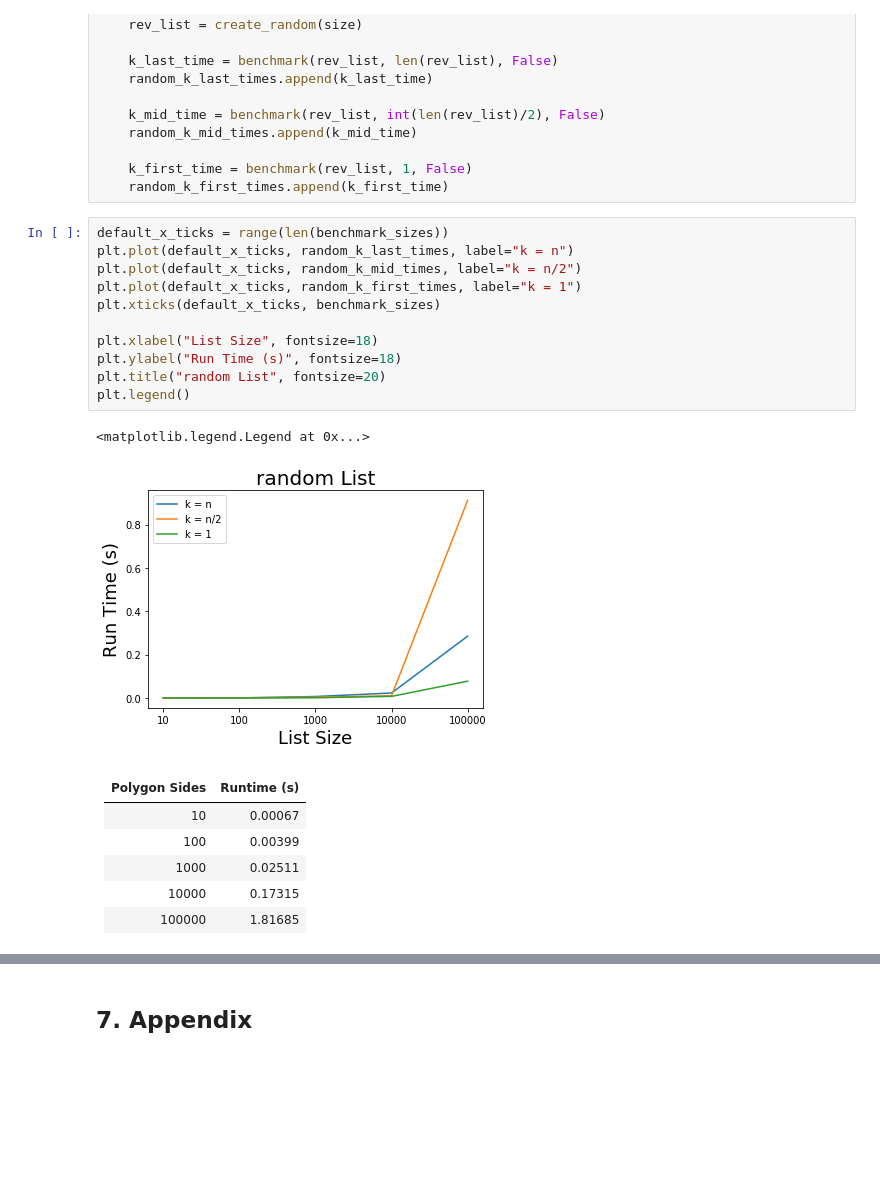
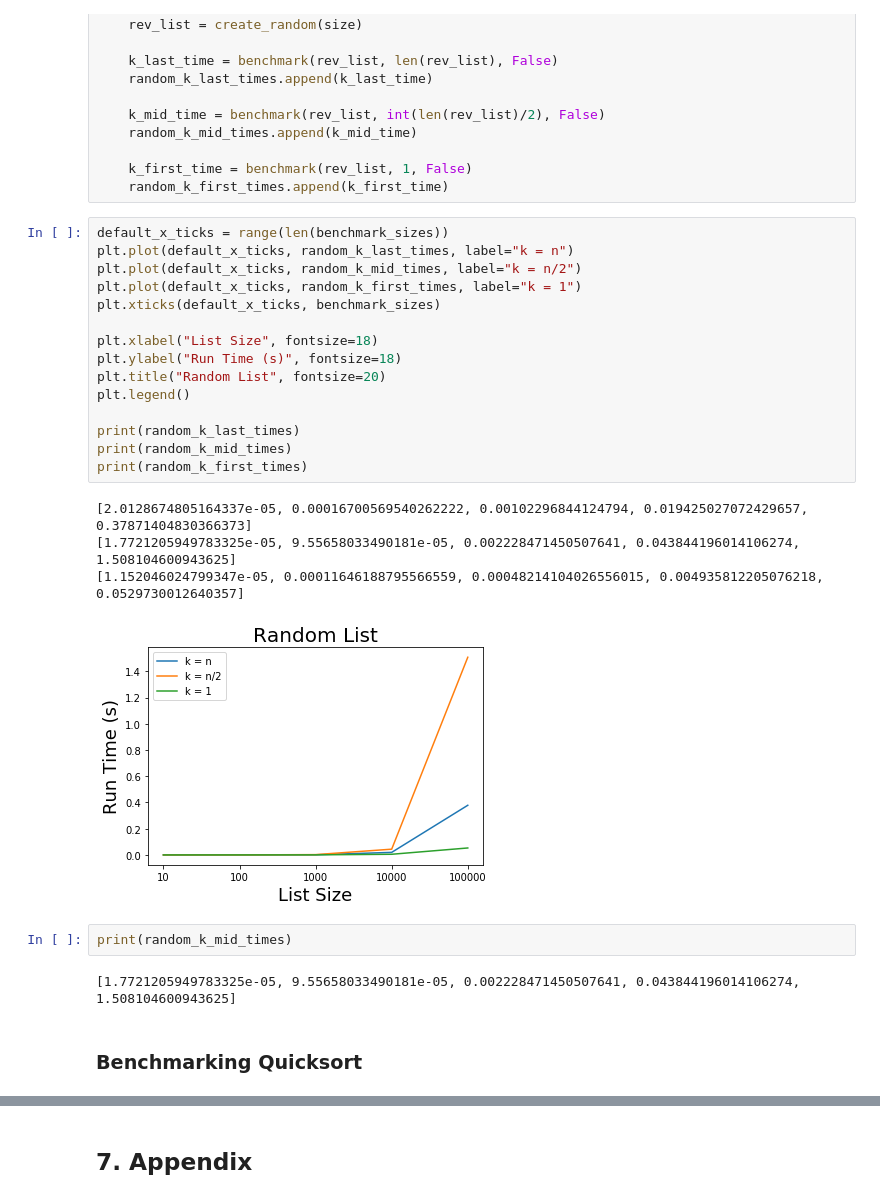
Before and after one commit to vermaam-36/AlgorithmsLab2, a Jupyter notebook: Lab 3.ipynb, the cells around one changed output, grey strips where cells are left out. Saved outputs shown, nothing was run; the diff lists cells and outputs as text; blank space fills up the shorter version.

```diff
--- a/Lab 3.ipynb
+++ b/Lab 3.ipynb
@@ -219,22 +286,26 @@ for size in benchmark_sizes:
 # %%
 default_x_ticks = range(len(benchmark_sizes))
 plt.plot(default_x_ticks, random_k_last_times, label="k = n")
 plt.plot(default_x_ticks, random_k_mid_times, label="k = n/2")
 plt.plot(default_x_ticks, random_k_first_times, label="k = 1")
 plt.xticks(default_x_ticks, benchmark_sizes)
 
 plt.xlabel("List Size", fontsize=18)
 plt.ylabel("Run Time (s)", fontsize=18)
-plt.title("random List", fontsize=20)
+plt.title("Random List", fontsize=20)
 plt.legend()
+
+print(random_k_last_times)
+print(random_k_mid_times)
+print(random_k_first_times)
 # %% [output]
-<matplotlib.legend.Legend at 0x...>
+[2.0128674805164337e-05, 0.00016700569540262222, 0.00102296844124794, 0.019425027072429657, 0.37871404830366373]
+[1.7721205949783325e-05, 9.55658033490181e-05, 0.002228471450507641, 0.043844196014106274, 1.508104600943625]
+[1.152046024799347e-05, 0.00011646188795566559, 0.00048214104026556015, 0.004935812205076218, 0.0529730012640357]
-[figure, old version]
+[figure, new version]
-# %% [markdown]
-| Polygon Sides | Runtime (s) |
-| --- | --- |
-| 10 | 0.00067 |
-| 100 | 0.00399 |
-| 1000 | 0.02511 |
-| 10000 | 0.17315 |
-| 100000 | 1.81685 |
+# %%
+print(random_k_mid_times)
+# %% [output]
+[1.7721205949783325e-05, 9.55658033490181e-05, 0.002228471450507641, 0.043844196014106274, 1.508104600943625]
+# %% [markdown]
+### Benchmarking Quicksort
```
Also changed, not shown: parts of 11 cells of this notebook.
